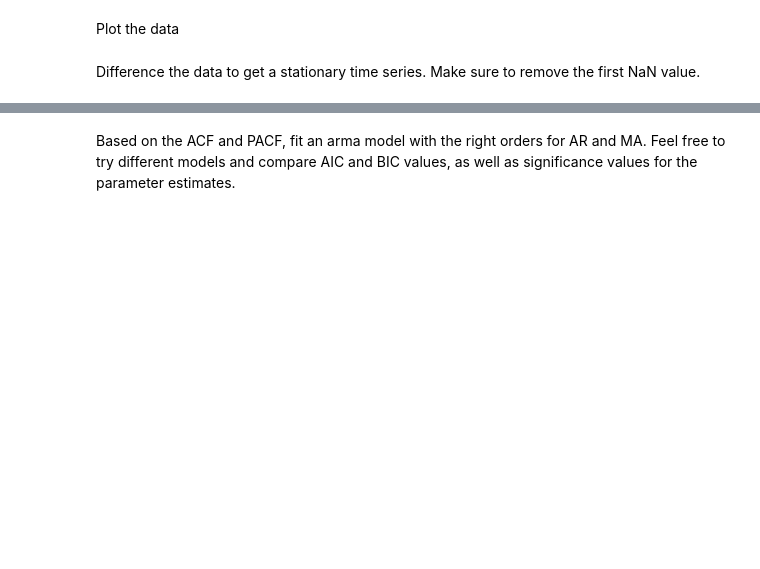
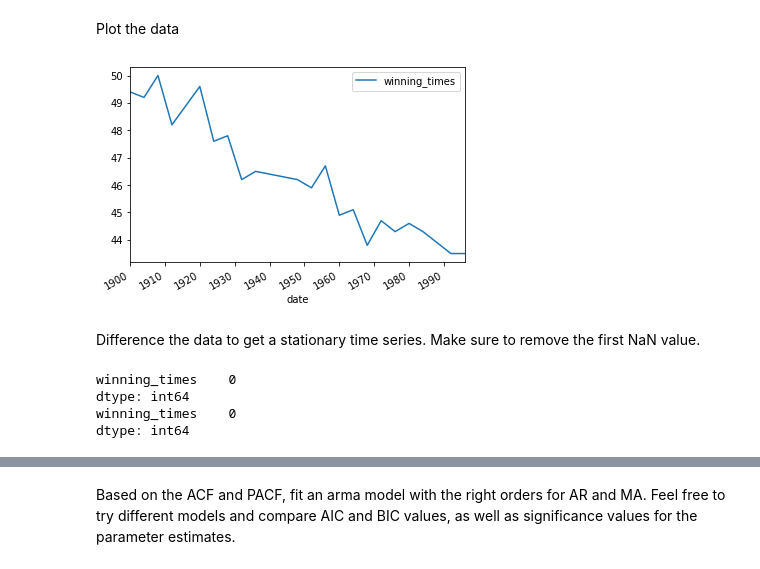
Before and after one commit to eannefawcett/dsc-arma-models-lab-online-ds-pt-081219, a Jupyter notebook: index.ipynb, the cells around one changed output, grey strips where cells are left out. Cells and saved outputs as stored; diff of their text form; code cells hidden in the pictures; blank space fills up the shorter version.

```diff
--- a/index.ipynb
+++ b/index.ipynb
@@ -163,0 +226,9 @@ Import the data set containing the historical running times for the men's 400m o
+# %%
+# the data is in "winning_400m.csv"
+winning_400m = pd.read_csv('winning_400m.csv')
+winning_400m['month'] = np.ones(len(winning_400m['year']))
+winning_400m['day'] = np.ones(len(winning_400m['year']))
+winning_400m['date'] = pd.to_datetime(winning_400m[['year','month','day']])
+winning_400m.index = pd.DatetimeIndex(winning_400m['date'])
+winning_400m = winning_400m.drop(['year', 'month', 'day', 'date'], axis=1)
+winning_400m
@@ -165,5 +255,8 @@ Import the data set containing the historical running times for the men's 400m o
 Plot the data
 # %%
 # your code here
+winning_400m.plot();
+# %% [output]
+[figure, added]
 # %% [markdown]
 Difference the data to get a stationary time series. Make sure to remove the first NaN value.
@@ -172,2 +263,13 @@ Difference the data to get a stationary time series. Make sure to remove the fir
+# %%
+# your code here
+print(winning_400m.isna().sum())
+winning_400m.dropna()
+print(winning_400m.isna().sum())
+winning_400m_diff = winning_400m.diff(periods=1)
+# %% [output]
+winning_times    0
+dtype: int64
+winning_times    0
+dtype: int64
 # %%
 # Look at ACF and PACF
```
Also changed, not shown: parts of 13 cells of this notebook.
